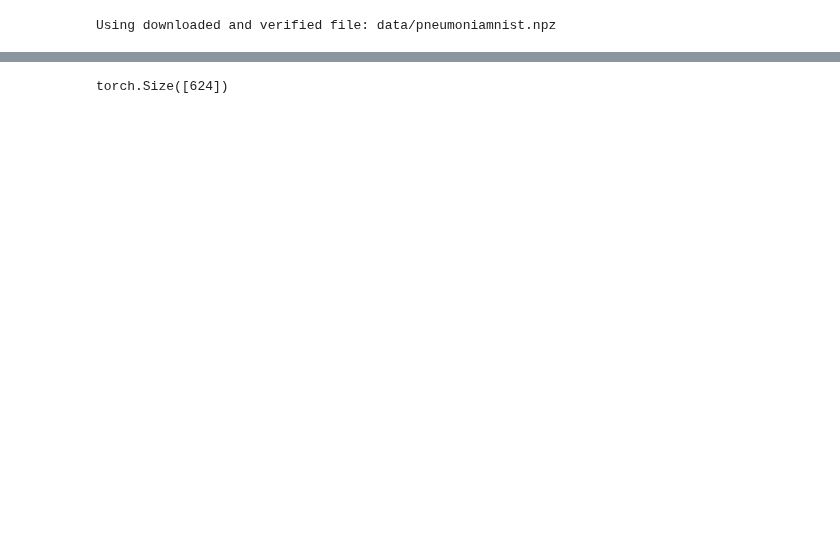
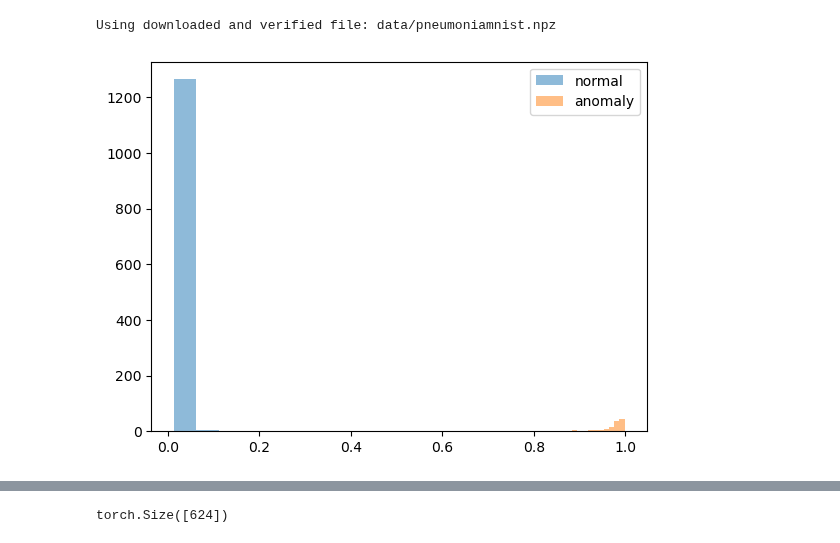
Before and after one commit to SolidusAbi/ADeLEn, a Jupyter notebook: notebooks/supervised.ipynb, the cells around one changed output, grey strips where cells are left out. Cells and saved outputs as stored; diff of their text form; code cells hidden in the pictures; blank space fills up the shorter version.

```diff
--- a/notebooks/supervised.ipynb
+++ b/notebooks/supervised.ipynb
@@ -262,0 +238,12 @@ model = train(model, train_dataset, 128, 100, weighted_sampler=False)
+# %%
+X, y = zip(*train_dataset)
+X = torch.stack(X).detach()
+y = torch.tensor(y)
+
+y_score = model.score_samples(X)
+plt.hist(y_score[torch.argwhere(y==0).squeeze()], bins=10, alpha=.5, label='normal')
+plt.hist(y_score[torch.argwhere(y==1).squeeze()], bins=10, alpha=.5, label='anomaly')
+plt.legend()
+plt.show()
+# %% [output]
+[figure, added]
```
Also changed, not shown: parts of 32 cells of this notebook, 8 other files.
